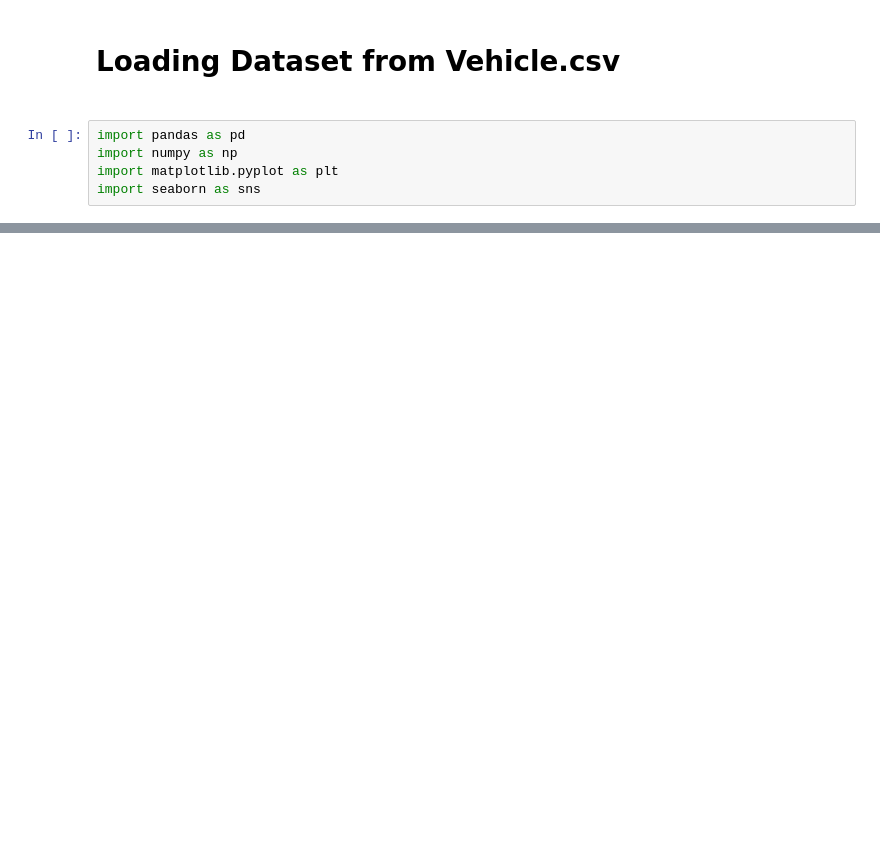
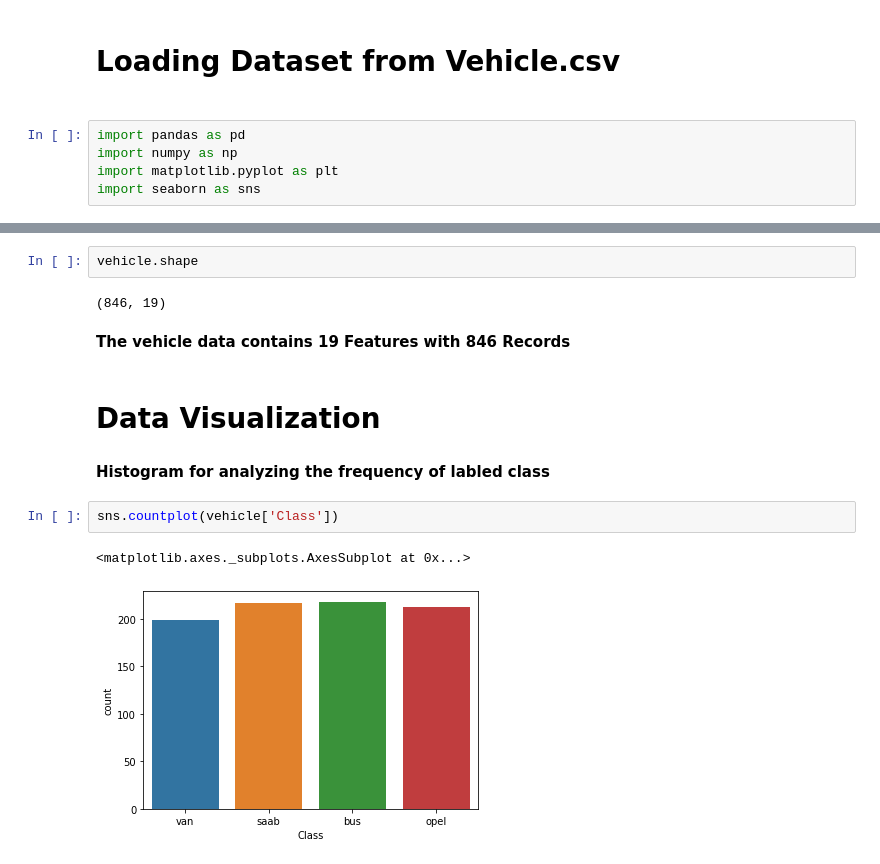
Before and after one commit to mozilla/PRESC, a Jupyter notebook: dev/shiza16/train and test model-checkpoint.ipynb, the cells around one changed output, grey strips where cells are left out. Saved outputs shown, nothing was run; the diff lists cells and outputs as text; blank space fills up the shorter version.

```diff
--- a/dev/shiza16/train and test model-checkpoint.ipynb
+++ b/dev/shiza16/train and test model-checkpoint.ipynb
@@ -11,0 +49,15 @@ FileNotFoundError: [Errno 2] File b'vehicles.csv' does not exist: b'vehicles.csv
+# %%
+vehicle.shape
+# %% [output]
+(846, 19)
+# %% [markdown]
+<b>The vehicle data contains 19 Features with 846 Records</b>
+# %% [markdown]
+<h1>  Data Visualization   </h1>
+# %% [markdown]
+<b>Histogram for analyzing the frequency of labled class</b>
+# %%
+sns.countplot(vehicle['Class'])
+# %% [output]
+<matplotlib.axes._subplots.AxesSubplot at 0x...>
+[figure, added]
```
Also changed, not shown: parts of 26 cells of this notebook.
